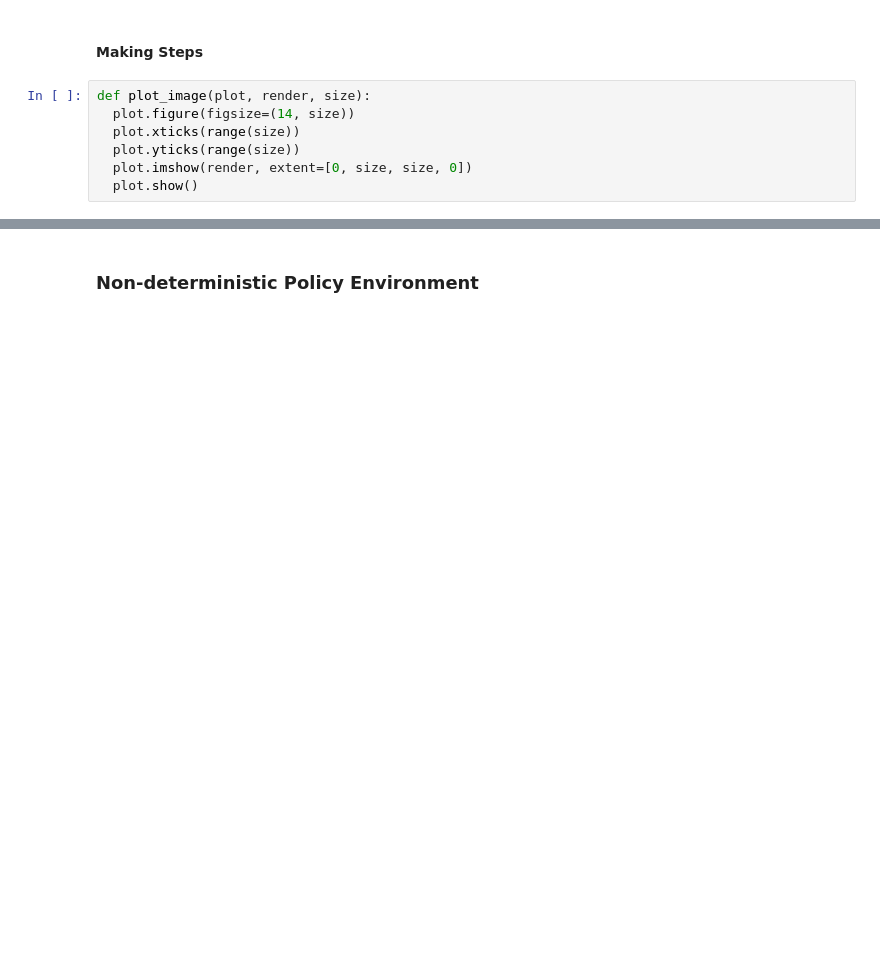
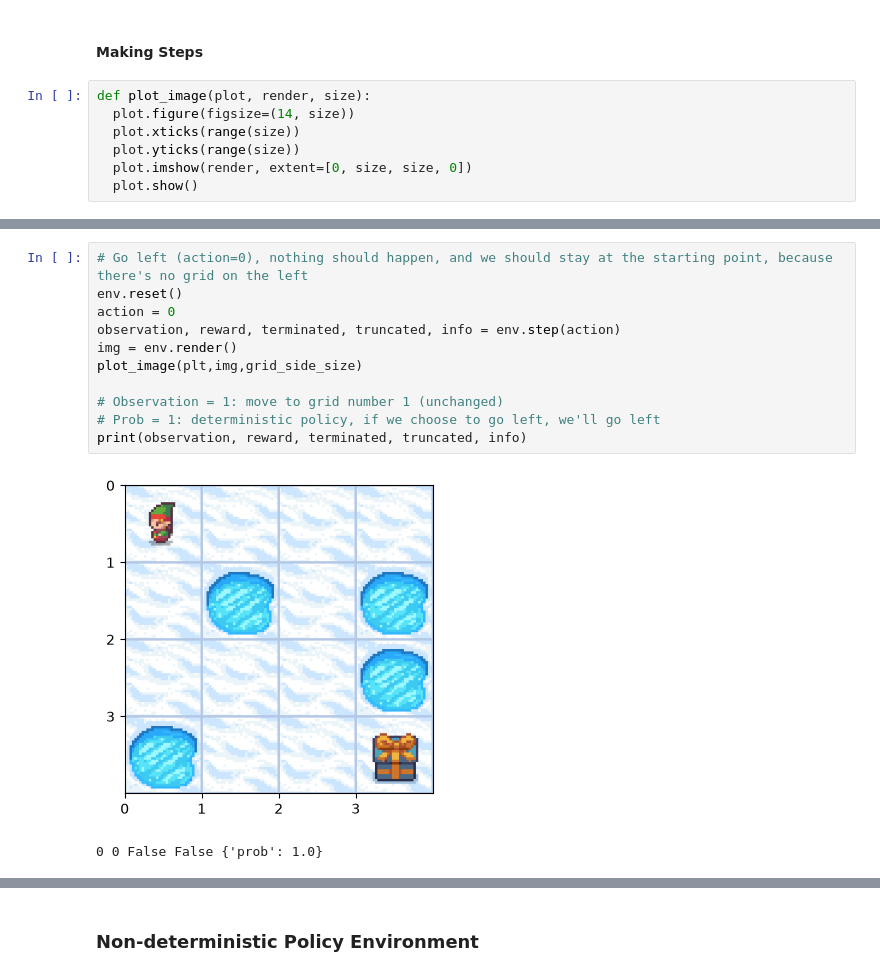
Before and after one commit to gilcesarf/imd1103-202602, a Jupyter notebook: experimentos-unidade-1/Dynamic_Programming_FrozenLake_2026_local.ipynb, the cells around one changed output, grey strips where cells are left out. Saved outputs shown, nothing was run; the diff lists cells and outputs as text; blank space fills up the shorter version.

```diff
--- a/experimentos-unidade-1/Dynamic_Programming_FrozenLake_2026_local.ipynb
+++ b/experimentos-unidade-1/Dynamic_Programming_FrozenLake_2026_local.ipynb
@@ -133,0 +139,14 @@ def plot_image(plot, render, size):
+# %%
+# Go left (action=0), nothing should happen, and we should stay at the starting point, because there's no grid on the left
+env.reset()
+action = 0
+observation, reward, terminated, truncated, info = env.step(action)
+img = env.render()
+plot_image(plt,img,grid_side_size)
+
+# Observation = 1: move to grid number 1 (unchanged)
+# Prob = 1: deterministic policy, if we choose to go left, we'll go left
+print(observation, reward, terminated, truncated, info)
+# %% [output]
+[figure, added]
+0 0 False False {'prob': 1.0}
```
Also changed, not shown: parts of 19 cells of this notebook, 5 other files.
